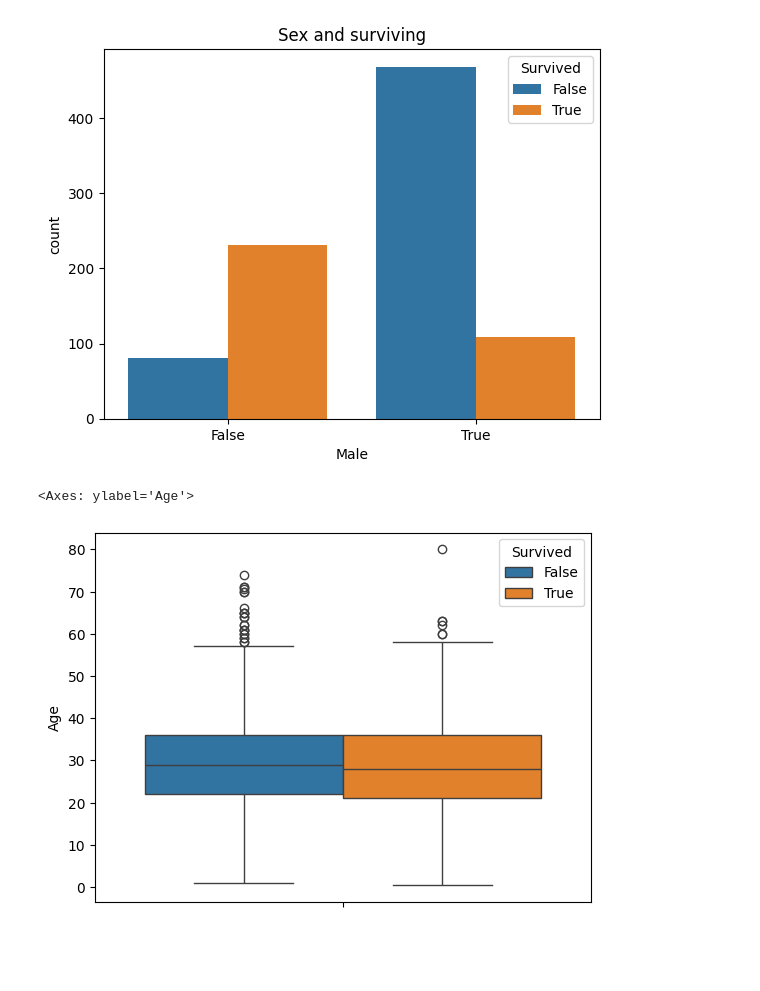
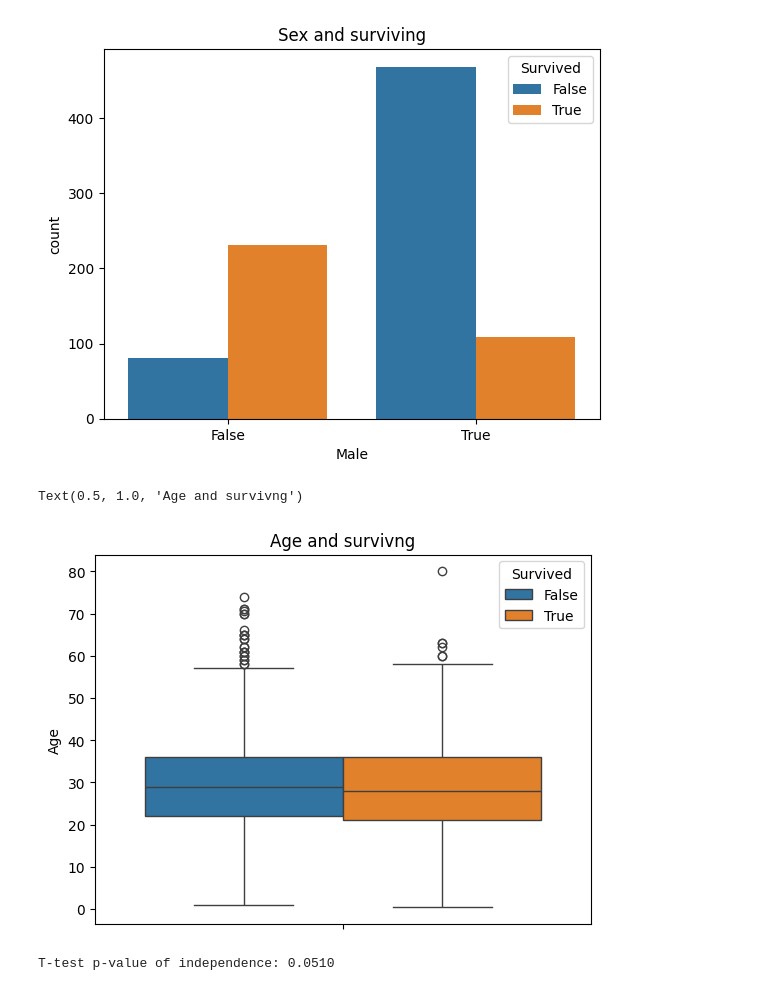
Before and after one commit to PigStep/ML-Titanic-Kaggle-contest, a Jupyter notebook: notebooks/ML titanic prediction/Titanic_notebook.ipynb, the cells around one changed output. Drawn from its saved outputs; the diff is of its cells as text; code cells hidden in the pictures; blank space fills up the shorter version.

Commit message:
viz + stat: Age and surviving on Titanic

```diff
--- a/notebooks/ML titanic prediction/Titanic_notebook.ipynb
+++ b/notebooks/ML titanic prediction/Titanic_notebook.ipynb
@@ -322,6 +328,15 @@ Text(0.5, 1.0, 'Sex and surviving')
 [figure]
 # %%
 sns.boxplot(titanic_train,y="Age",hue="Survived")
+plt.title("Age and survivng")
 # %% [output]
-<Axes: ylabel='Age'>
+Text(0.5, 1.0, 'Age and survivng')
-[figure, old version]
+[figure, new version]
+# %%
+# Create subsets of ages by surving
+survived_False = titanic_train[titanic_train.Survived == False]["Age"]
+survived_True = titanic_train[titanic_train.Survived == True]["Age"]
+
+print(f"T-test p-value of independence: {ttest_ind(survived_True, survived_False).pvalue:.4f}")
+# %% [output]
+T-test p-value of independence: 0.0510
```
Also changed, not shown: parts of 1 cell of this notebook.
